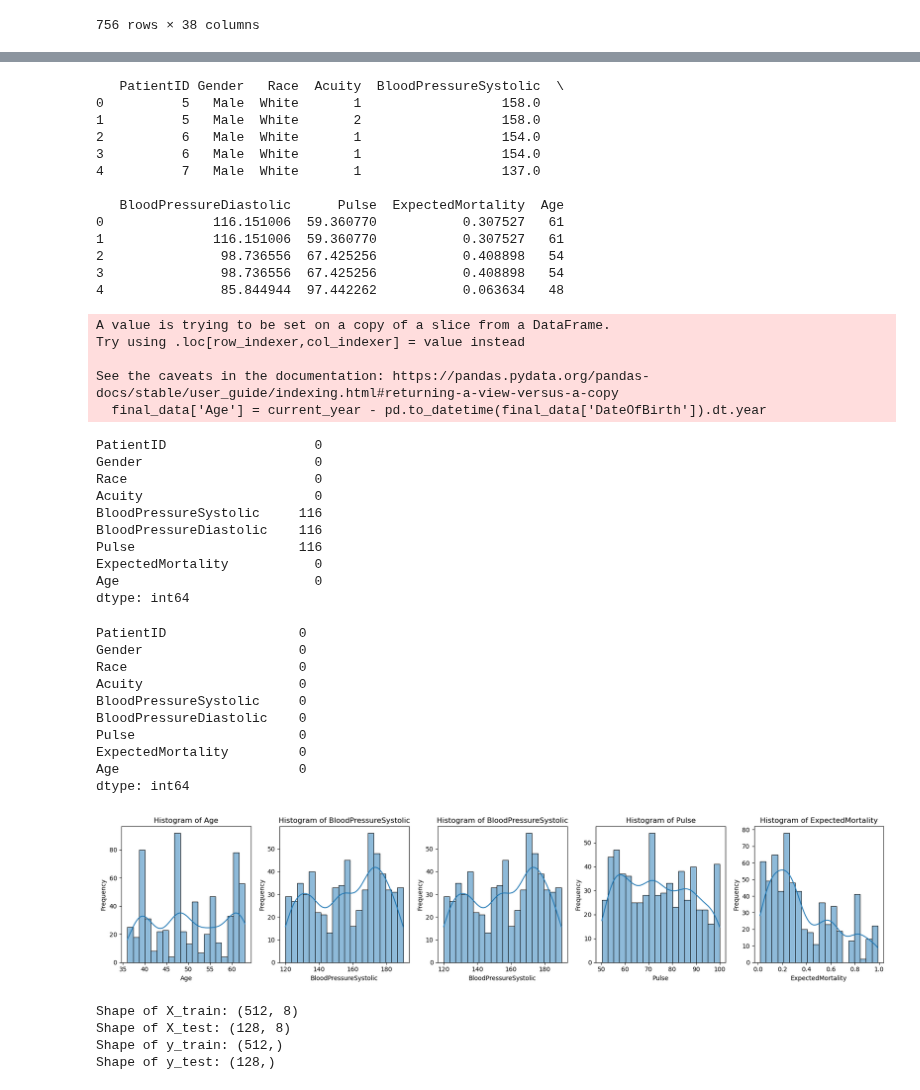
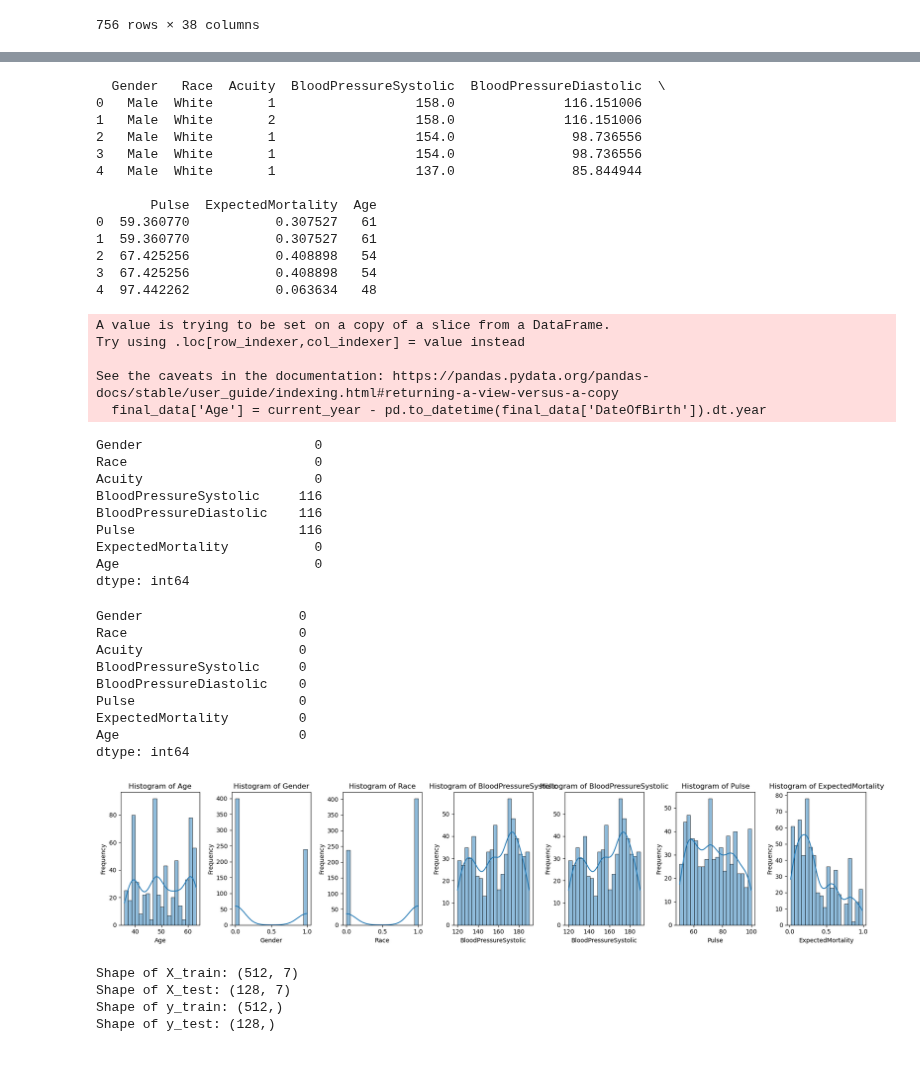
Before and after one commit to Amitha-sridhar/Py-Coders, a Jupyter notebook: Additional_Queries.ipynb, the cells around one changed output, grey strips where cells are left out. Cells and saved outputs as stored; diff of their text form; code cells hidden in the pictures; blank space fills up the shorter version.

```diff
--- a/Additional_Queries.ipynb
+++ b/Additional_Queries.ipynb
@@ -148,7 +148,7 @@ final_merged_data
 | 755 | 668 | Llewellyn | Buckmaster | 1984-07-12 06:09:57.840 | Male | Black/African-American | English | 39 | 30-39 | 922 | ... |
 756 rows × 38 columns
 # %%
-final_data = final_merged_data[['PatientID', 'DateOfBirth', 'Gender', 'Race', 'Acuity',
+final_data = final_merged_data[['DateOfBirth', 'Gender', 'Race', 'Acuity',
                          'BloodPressureSystolic', 'BloodPressureDiastolic',
                          'Pulse', 'ExpectedMortality']]
 final_data
@@ -176,19 +176,19 @@ final_data = final_data.drop(columns=['DateOfBirth'])
 # Display the updated final_data DataFrame
 print(final_data.head())
 # %% [output]
-   PatientID Gender   Race  Acuity  BloodPressureSystolic  \
-0          5   Male  White       1                  158.0
-1          5   Male  White       2                  158.0
-2          6   Male  White       1                  154.0
-3          6   Male  White       1                  154.0
-4          7   Male  White       1                  137.0
+  Gender   Race  Acuity  BloodPressureSystolic  BloodPressureDiastolic  \
+0   Male  White       1                  158.0              116.151006
+1   Male  White       2                  158.0              116.151006
+2   Male  White       1                  154.0               98.736556
+3   Male  White       1                  154.0               98.736556
+4   Male  White       1                  137.0               85.844944
 
-   BloodPressureDiastolic      Pulse  ExpectedMortality  Age
-0              116.151006  59.360770           0.307527   61
-1              116.151006  59.360770           0.307527   61
-2               98.736556  67.425256           0.408898   54
-3               98.736556  67.425256           0.408898   54
-4               85.844944  97.442262           0.063634   48
+       Pulse  ExpectedMortality  Age
+0  59.360770           0.307527   61
+1  59.360770           0.307527   61
+2  67.425256           0.408898   54
+3  67.425256           0.408898   54
+4  97.442262           0.063634   48
 A value is trying to be set on a copy of a slice from a DataFrame.
 Try using .loc[row_indexer,col_indexer] = value instead
 
@@ -201,7 +201,6 @@ null_counts = final_data.isnull().sum()
 # Display the count of null values for each column
 print(null_counts)
 # %% [output]
-PatientID                   0
 Gender                      0
 Race                        0
 Acuity                      0
@@ -220,7 +219,6 @@ null_counts = final_data.isnull().sum()
 # Display the count of null values for each column
 print(null_counts)
 # %% [output]
-PatientID                 0
 Gender                    0
 Race                      0
 Acuity                    0
@@ -233,23 +237,23 @@ dtype: int64
 # %%
 import seaborn as sns
 import matplotlib.pyplot as plt
 
 # Assuming final_data is your DataFrame
-numeric_columns = ['Age', 'BloodPressureSystolic', 'BloodPressureSystolic', 'Pulse', 'ExpectedMortality']
+numeric_columns = ['Age', 'Gender','Race','BloodPressureSystolic', 'BloodPressureSystolic', 'Pulse', 'ExpectedMortality']
 
 # Create a histogram plot for numeric columns using subplots
 fig, axes = plt.subplots(nrows=1, ncols=len(numeric_columns), figsize=(18, 4))
 
 for i, column in enumerate(numeric_columns):
     sns.histplot(final_data[column], bins=20, kde=True, ax=axes[i])
     axes[i].set_title(f'Histogram of {column}')
     axes[i].set_xlabel(column)
     axes[i].set_ylabel('Frequency')
 
 plt.tight_layout()
 plt.show()
 # %% [output]
-[figure, old version]
+[figure, new version]
 # %%
 from sklearn.model_selection import train_test_split
 final_data.dropna(inplace=True)
@@ -267,7 +271,7 @@ print("Shape of X_test:", X_test.shape)
 print("Shape of y_train:", y_train.shape)
 print("Shape of y_test:", y_test.shape)
 # %% [output]
-Shape of X_train: (512, 8)
-Shape of X_test: (128, 8)
+Shape of X_train: (512, 7)
+Shape of X_test: (128, 7)
 Shape of y_train: (512,)
 Shape of y_test: (128,)
```
Also changed, not shown: parts of 29 cells of this notebook, 3 other files.
